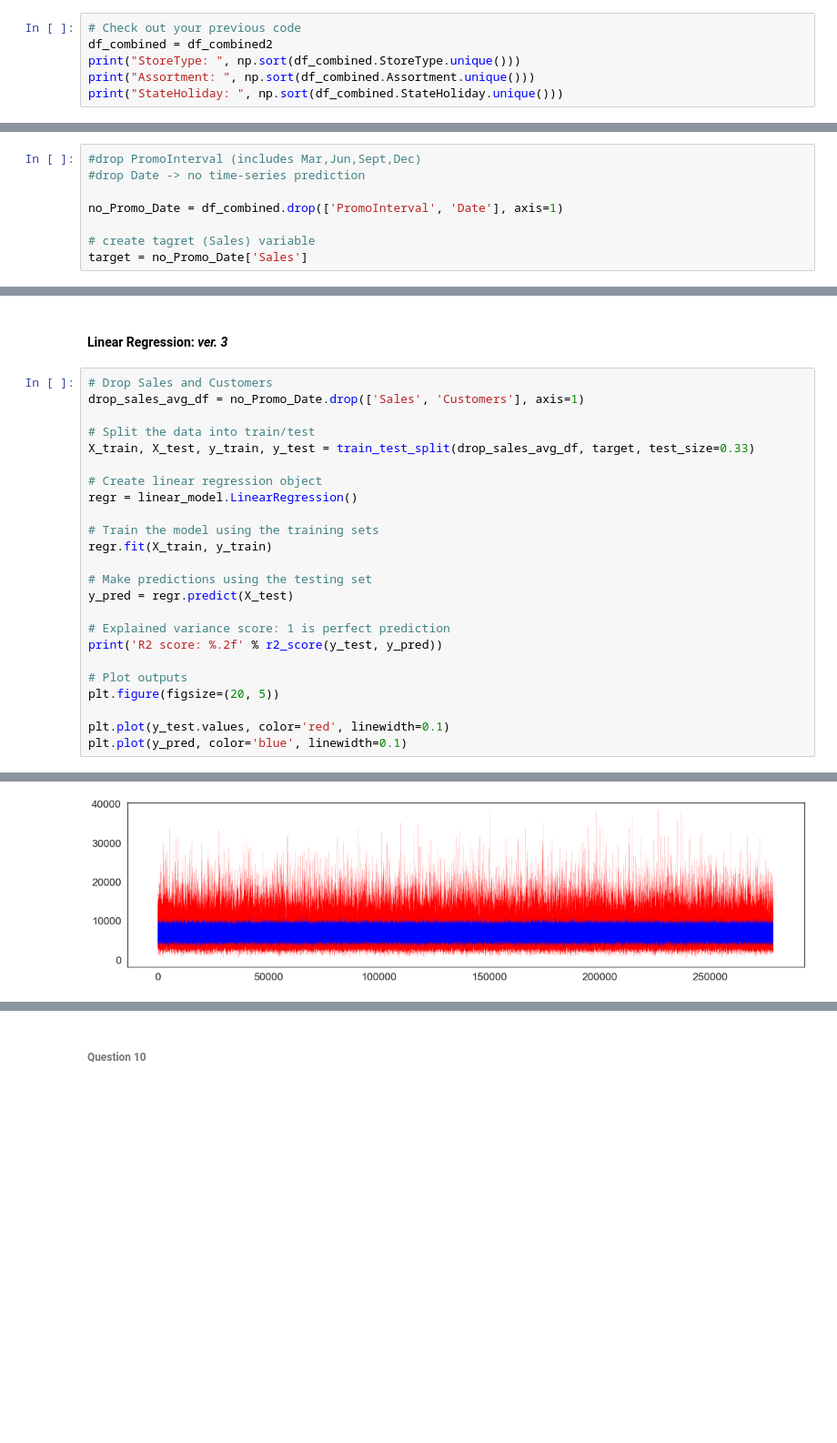
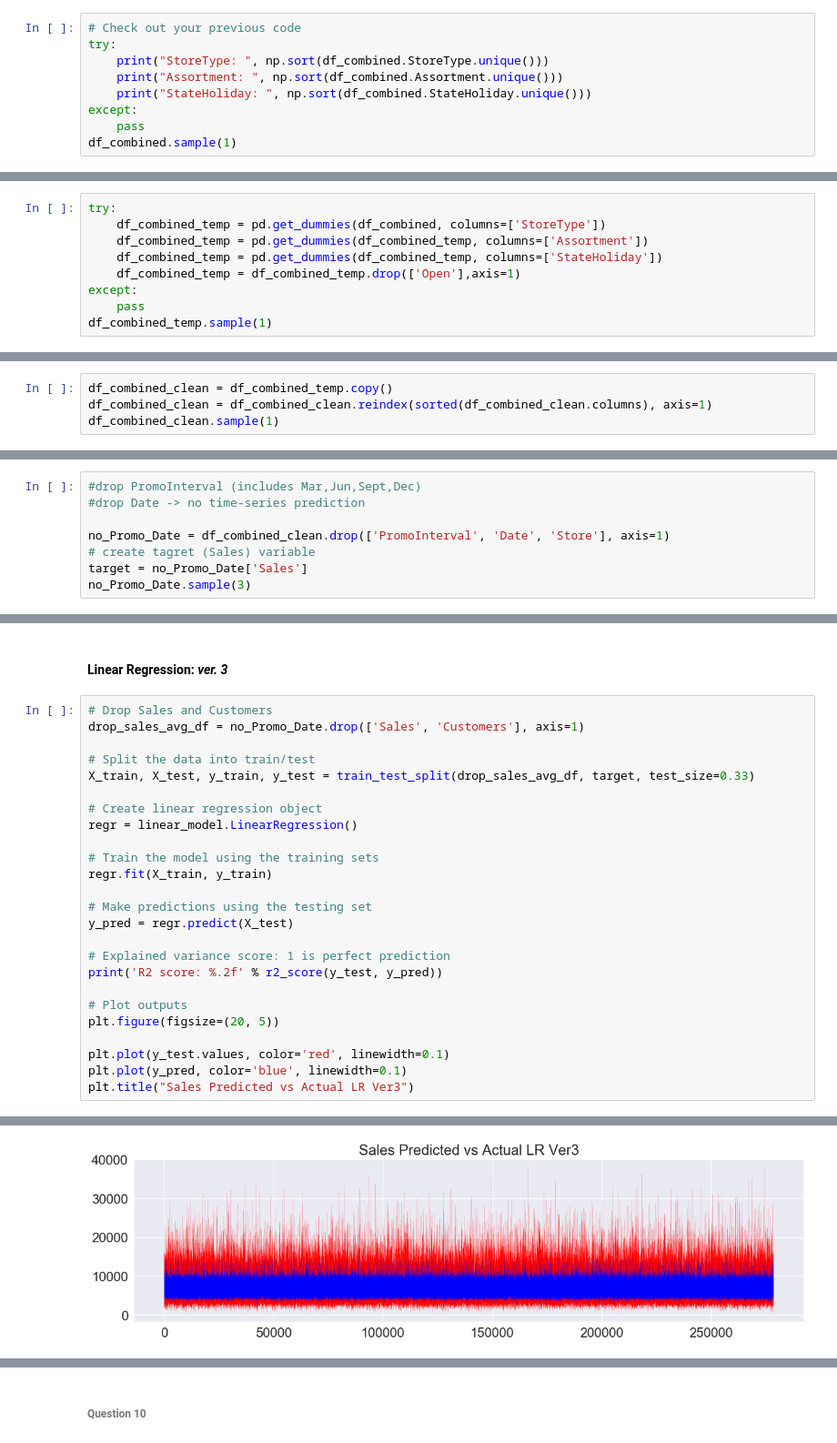
Before and after one commit to loibucket/2020_CSCI_E-14a_WebApps_Data, a Jupyter notebook: HW1_Rossman/HW1/rossmann.ipynb, the cells around one changed output, grey strips where cells are left out. Shown at 91% size. Cells and saved outputs as stored; diff of their text form; blank space fills up the shorter version.

```diff
--- a/HW1_Rossman/HW1/rossmann.ipynb
+++ b/HW1_Rossman/HW1/rossmann.ipynb
@@ -449,9 +433,12 @@ df_combined2.sample(5)
 # %%
 # Check out your previous code
-df_combined = df_combined2
-print("StoreType: ", np.sort(df_combined.StoreType.unique()))
-print("Assortment: ", np.sort(df_combined.Assortment.unique()))
-print("StateHoliday: ", np.sort(df_combined.StateHoliday.unique()))
+try:
+    print("StoreType: ", np.sort(df_combined.StoreType.unique()))
+    print("Assortment: ", np.sort(df_combined.Assortment.unique()))
+    print("StateHoliday: ", np.sort(df_combined.StateHoliday.unique()))
+except:
+    pass
+df_combined.sample(1)
 # %% [output]
 StoreType:  [1 2 3 4]
 Assortment:  [1 2 3]
@@ -536,0 +514,9 @@ sns.pairplot(train_dataset.sample(1000))
+# %%
+try:
+    df_combined_temp = pd.get_dummies(df_combined, columns=['StoreType'])
+    df_combined_temp = pd.get_dummies(df_combined_temp, columns=['Assortment'])
+    df_combined_temp = pd.get_dummies(df_combined_temp, columns=['StateHoliday'])
+    df_combined_temp = df_combined_temp.drop(['Open'],axis=1)
+except:
+    pass
+df_combined_temp.sample(1)
@@ -536,0 +526,4 @@ sns.pairplot(train_dataset.sample(1000))
+# %%
+df_combined_clean = df_combined_temp.copy()
+df_combined_clean = df_combined_clean.reindex(sorted(df_combined_clean.columns), axis=1)
+df_combined_clean.sample(1)
@@ -560,7 +556,7 @@ Let us drop some temporal features given that we are not performing time-series
 #drop PromoInterval (includes Mar,Jun,Sept,Dec)
 #drop Date -> no time-series prediction
 
-no_Promo_Date = df_combined.drop(['PromoInterval', 'Date'], axis=1)
-
+no_Promo_Date = df_combined_clean.drop(['PromoInterval', 'Date', 'Store'], axis=1)
 # create tagret (Sales) variable
 target = no_Promo_Date['Sales']
+no_Promo_Date.sample(3)
@@ -712,4 +768,5 @@ plt.figure(figsize=(20, 5))
 
 plt.plot(y_test.values, color='red', linewidth=0.1)
 plt.plot(y_pred, color='blue', linewidth=0.1)
+plt.title("Sales Predicted vs Actual LR Ver3")
 # %% [output]
@@ -718 +775 @@ R2 score: 0.20
-[figure, old version]
+[figure, new version]
```
Also changed, not shown: parts of 89 cells of this notebook, 10 other files.
